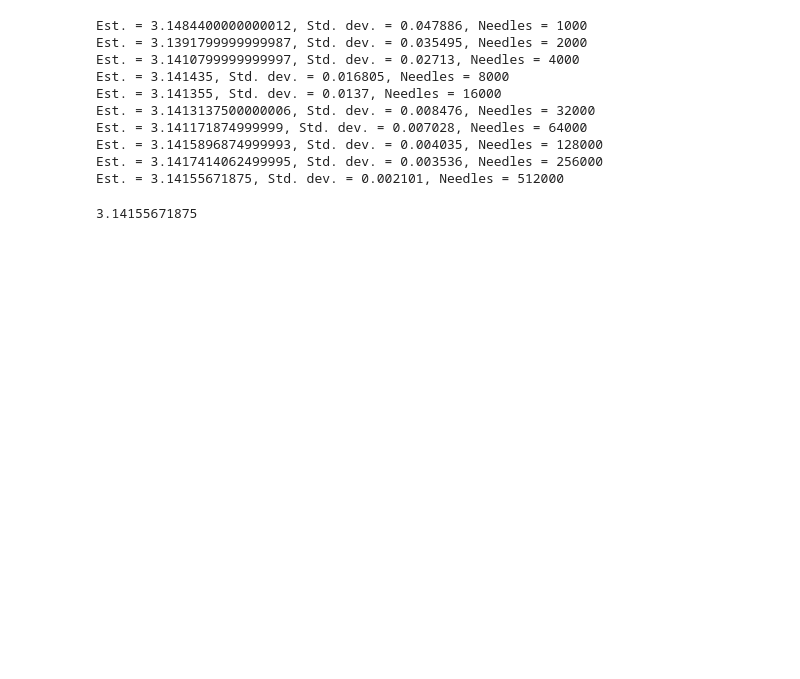
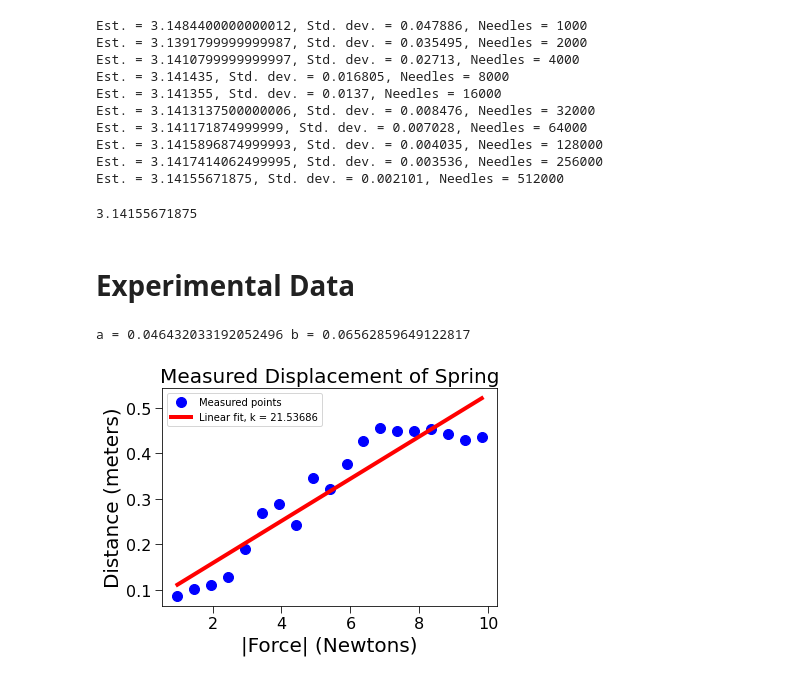
Before and after one commit to Meta-Sean/6.0001, a Jupyter notebook: 6_0002.ipynb, the cells around one changed output. Saved outputs shown, nothing was run; the diff lists cells and outputs as text; code cells hidden in the pictures; blank space fills up the shorter version.

```diff
--- a/6_0002.ipynb
+++ b/6_0002.ipynb
@@ -1118,3 +1118,73 @@ Est. = 3.1415896874999993, Std. dev. = 0.004035, Needles = 128000
 Est. = 3.1417414062499995, Std. dev. = 0.003536, Needles = 256000
 Est. = 3.14155671875, Std. dev. = 0.002101, Needles = 512000
 3.14155671875
+# %% [markdown]
+# Experimental Data
+# %%
+import random, pylab, numpy
+
+#set line width
+pylab.rcParams['lines.linewidth'] = 4
+#set font size for titles
+pylab.rcParams['axes.titlesize'] = 20
+#set font size for labels on axes
+pylab.rcParams['axes.labelsize'] = 20
+#set size of numbers on x-axis
+pylab.rcParams['xtick.labelsize'] = 16
+#set size of numbers on y-axis
+pylab.rcParams['ytick.labelsize'] = 16
+#set size of ticks on x-axis
+pylab.rcParams['xtick.major.size'] = 7
+#set size of ticks on y-axis
+pylab.rcParams['ytick.major.size'] = 7
+#set size of markers
+pylab.rcParams['lines.markersize'] = 10
+#set number of examples shown in legends
+pylab.rcParams['legend.numpoints'] = 1
+
+def getData(fileName):
+    dataFile = open(fileName, 'r')
+    distances = []
+    masses = []
+    dataFile.readline() #discard header
+    for line in dataFile:
+        d, m = line.split()
+        distances.append(float(d))
+        masses.append(float(m))
+    dataFile.close()
+    return (masses, distances)
+
+def labelPlot():
+    pylab.title('Measured Displacement of Spring')
+    pylab.xlabel('|Force| (Newtons)')
+    pylab.ylabel('Distance (meters)')
+
+def plotData(fileName):
+    xVals, yVals = getData(fileName)
+    xVals = pylab.array(xVals)
+    yVals = pylab.array(yVals)
+    xVals = xVals*9.81  #acc. due to gravity
+    pylab.plot(xVals, yVals, 'bo',
+               label = 'Measured displacements')
+    labelPlot()
+
+def fitData(fileName):
+    xVals, yVals = getData(fileName)
+    xVals = pylab.array(xVals)
+    yVals = pylab.array(yVals)
+    xVals = xVals*9.81 #get force
+    pylab.plot(xVals, yVals, 'bo',
+               label = 'Measured points')
+    labelPlot()
+    a,b = pylab.polyfit(xVals, yVals, 1)
+    estYVals = a*pylab.array(xVals) + b
+    print('a =', a, 'b =', b)
+    pylab.plot(xVals, estYVals, 'r',
+               label = 'Linear fit, k = '
+               + str(round(1/a, 5)))
+    pylab.legend(loc = 'best')
+
+fitData('springData.txt')
+# %% [output]
+a = 0.046432033192052496 b = 0.06562859649122817
+[figure, added]
```
Also changed, not shown: parts of 3 cells of this notebook.
